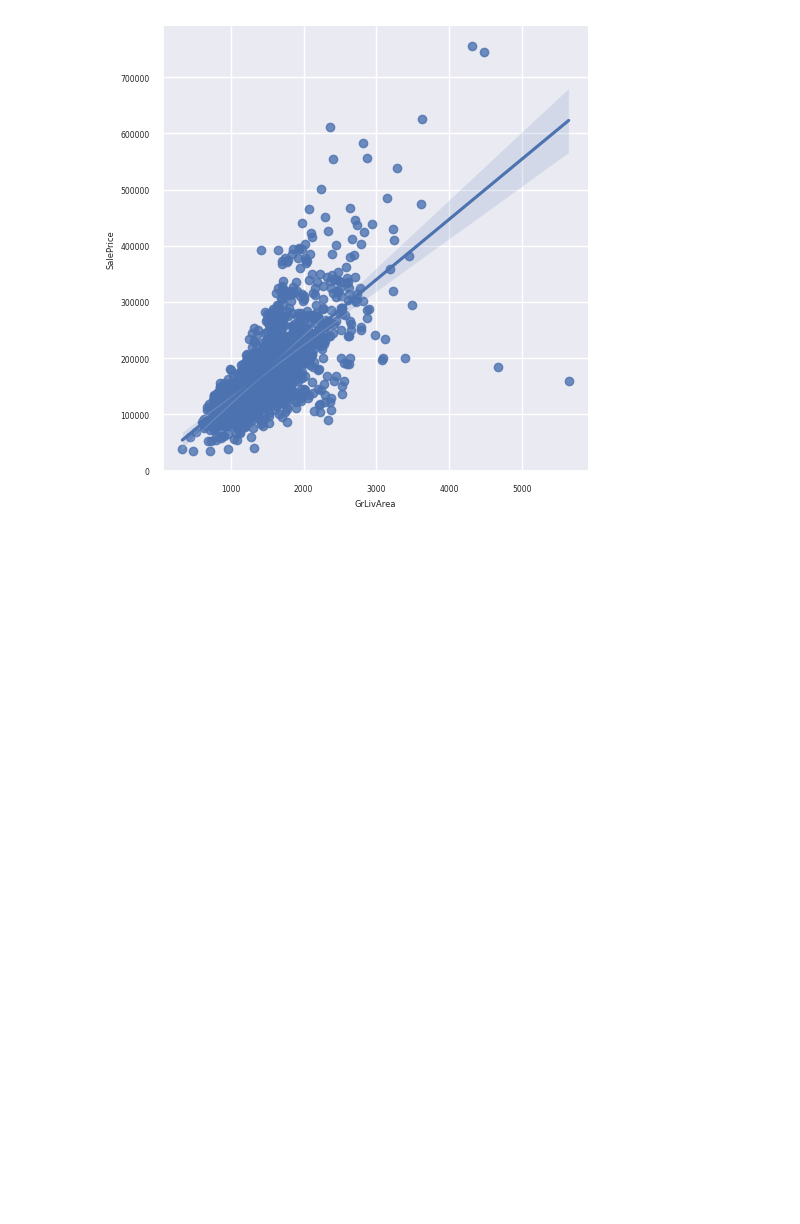
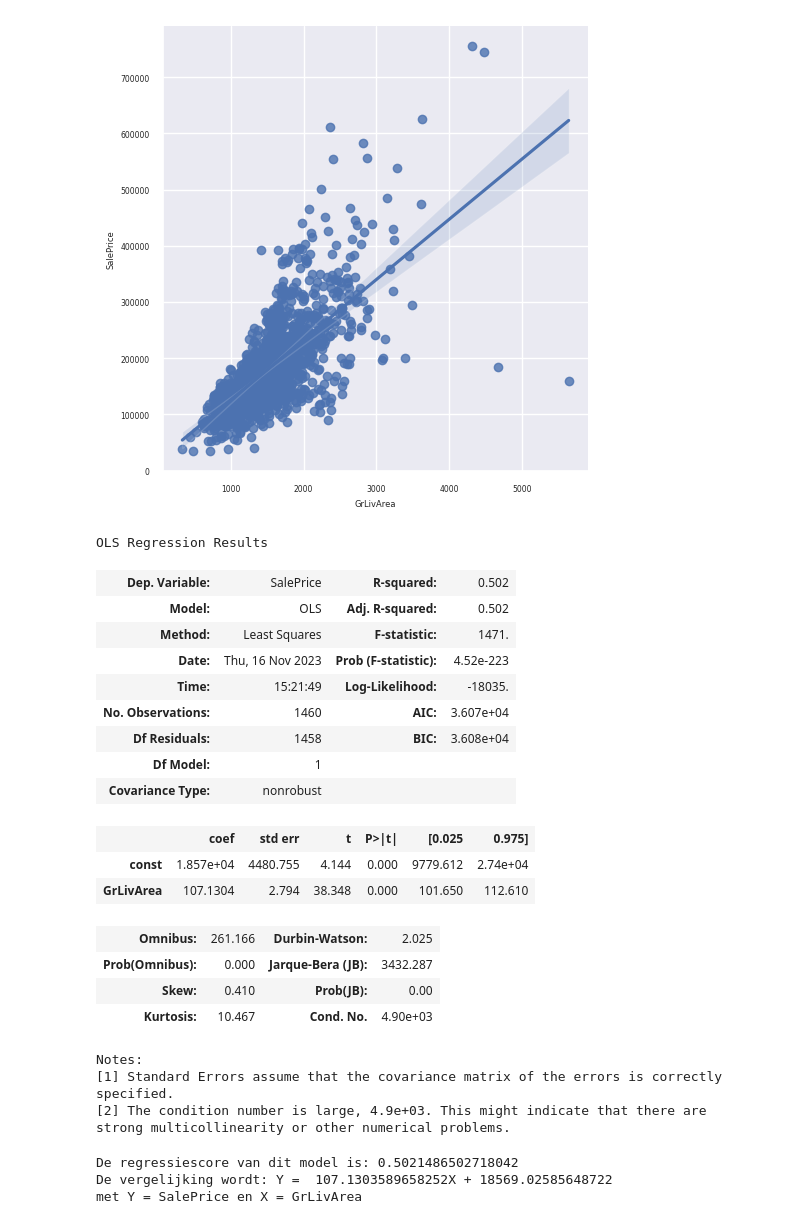
Before and after one commit to TotNotTac/dataminingopdracht, a Jupyter notebook: datamining/opdracht1/code/regressie.ipynb, the cells around one changed output. Drawn from its saved outputs; the diff is of its cells as text; code cells hidden in the pictures; blank space fills up the shorter version.

Commit message:
enkelvoudige regressie gedeelte

```diff
--- a/datamining/opdracht1/code/regressie.ipynb
+++ b/datamining/opdracht1/code/regressie.ipynb
@@ -33,0 +36,25 @@ sns.lmplot(df, x="GrLivArea", y="SalePrice")
+# %%
+reg = sm.OLS(df.SalePrice, sm.add_constant(df.GrLivArea)).fit()
+reg.summary()
+# %% [output]
+OLS Regression Results
+| Dep. Variable: | SalePrice | R-squared: | 0.502 |
+| Model: | OLS | Adj. R-squared: | 0.502 |
+| Method: | Least Squares | F-statistic: | 1471. |
+| Date: | Thu, 16 Nov 2023 | Prob (F-statistic): | 4.52e-223 |
+| Time: | 15:21:49 | Log-Likelihood: | -18035. |
+| No. Observations: | 1460 | AIC: | 3.607e+04 |
+| Df Residuals: | 1458 | BIC: | 3.608e+04 |
+| Df Model: | 1 |  |  |
+| Covariance Type: | nonrobust |  |  |
+|  | coef | std err | t | P>|t| | [0.025 | 0.975] |
+| const | 1.857e+04 | 4480.755 | 4.144 | 0.000 | 9779.612 | 2.74e+04 |
+| GrLivArea | 107.1304 | 2.794 | 38.348 | 0.000 | 101.650 | 112.610 |
+| Omnibus: | 261.166 | Durbin-Watson: | 2.025 |
+| Prob(Omnibus): | 0.000 | Jarque-Bera (JB): | 3432.287 |
+| Skew: | 0.410 | Prob(JB): | 0.00 |
+| Kurtosis: | 10.467 | Cond. No. | 4.90e+03 |
+Notes:
+[1] Standard Errors assume that the covariance matrix of the errors is correctly specified.
+[2] The condition number is large, 4.9e+03. This might indicate that there are
+strong multicollinearity or other numerical problems.
@@ -33,0 +63,15 @@ sns.lmplot(df, x="GrLivArea", y="SalePrice")
+# %%
+import numpy as np
+
+y = np.array(df.SalePrice)
+X = np.array(df.GrLivArea).reshape(-1, 1)
+
+reg = LinearRegression().fit(X, y)
+
+print(f"De regressiescore van dit model is: {reg.score(X,y)}")
+print(f"De vergelijking wordt: Y =  {reg.coef_[0]}X + {reg.intercept_}")
+print("met Y = SalePrice en X = GrLivArea")
+# %% [output]
+De regressiescore van dit model is: 0.5021486502718042
+De vergelijking wordt: Y =  107.1303589658252X + 18569.02585648722
+met Y = SalePrice en X = GrLivArea
```
Also changed, not shown: parts of 2 cells of this notebook, 1 other file.
